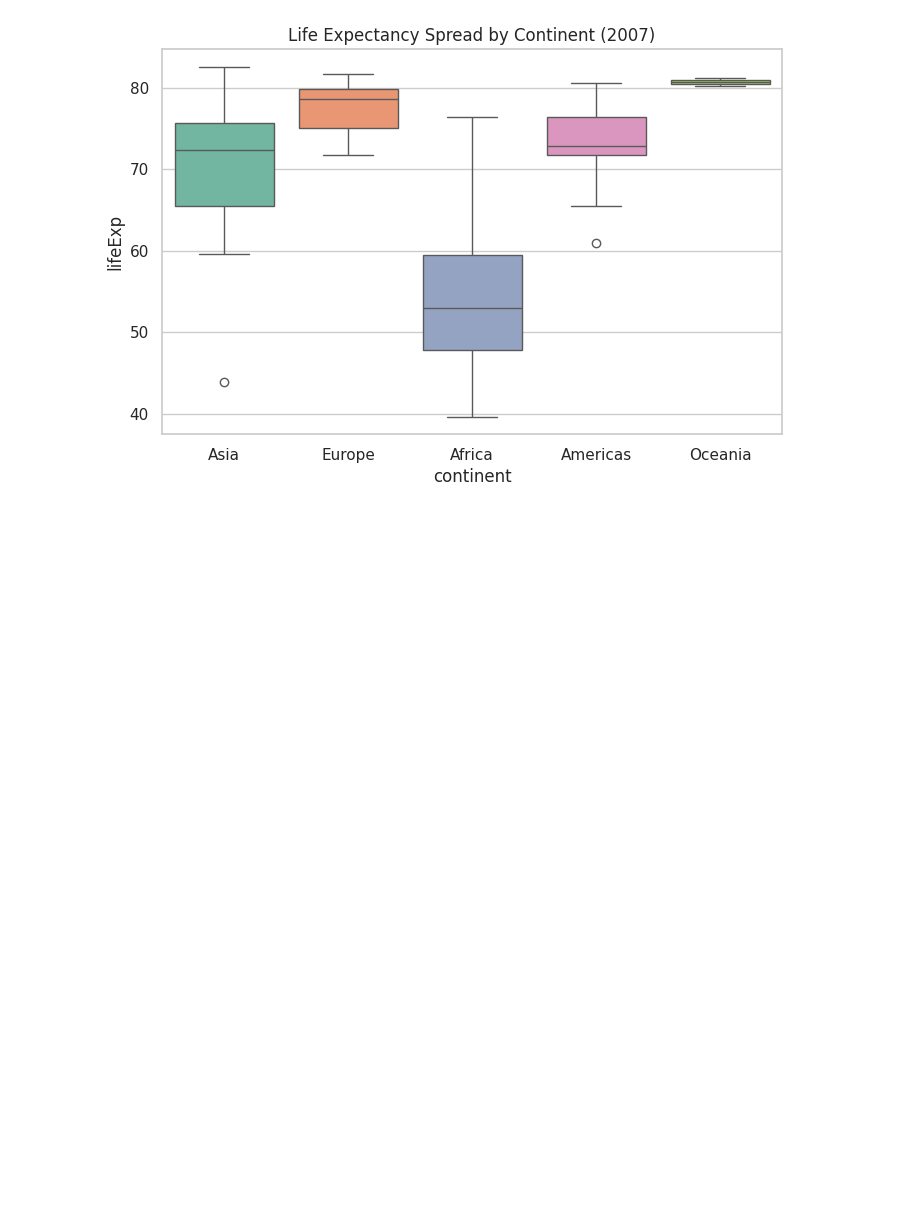
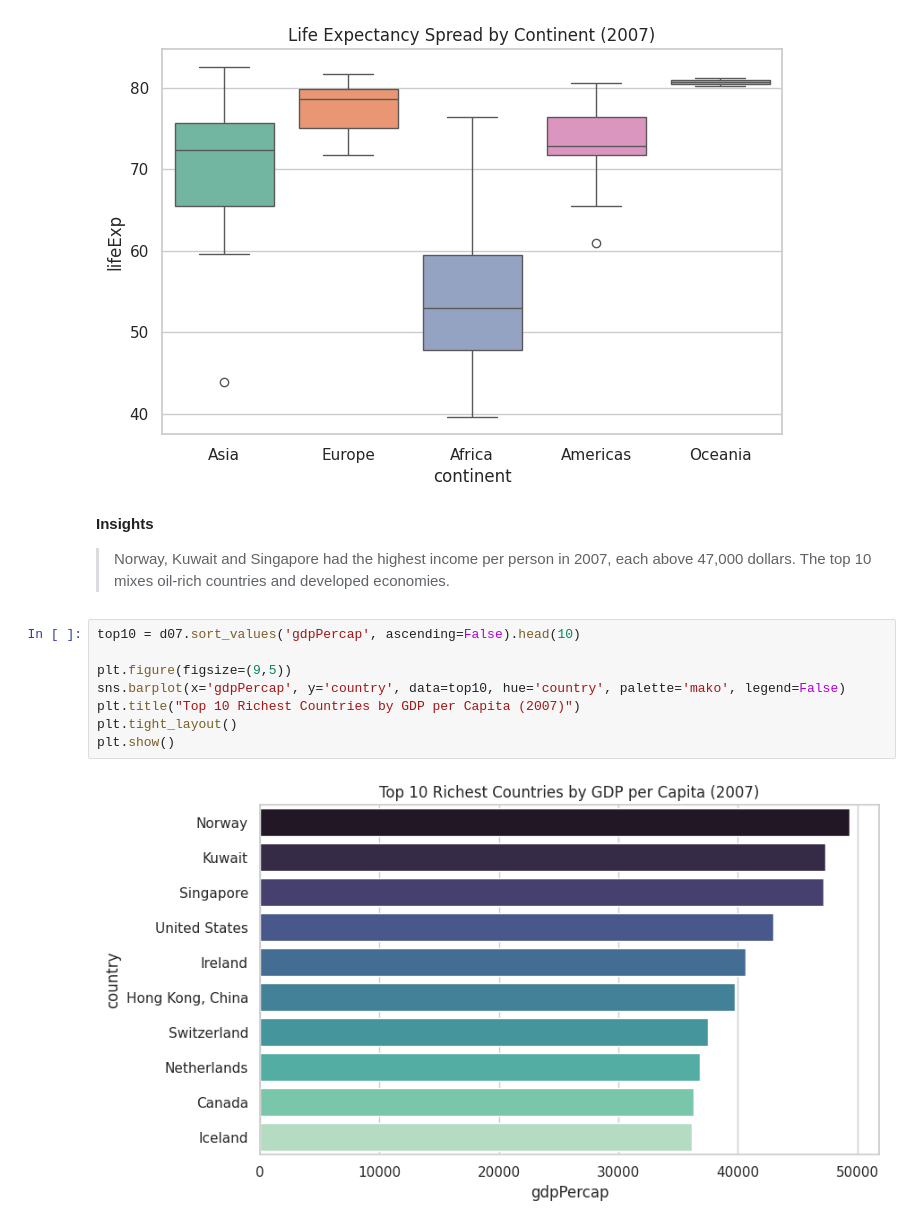
Before and after one commit to Shiwampandeyofficial/CodeAlpha_DataVisualization, a Jupyter notebook: CodeAlpha_DataVisualization.ipynb, the cells around one changed output. Cells and saved outputs as stored; diff of their text form; blank space fills up the shorter version.

```diff
--- a/CodeAlpha_DataVisualization.ipynb
+++ b/CodeAlpha_DataVisualization.ipynb
@@ -65,3 +71,17 @@ plt.title("Life Expectancy Spread by Continent (2007)")
 plt.show()
 # %% [output]
 [figure]
+# %% [markdown]
+**Insights**
+
+> Norway, Kuwait and Singapore had the highest income per person in 2007, each above 47,000 dollars. The top 10 mixes oil-rich countries and developed economies.
+# %%
+top10 = d07.sort_values('gdpPercap', ascending=False).head(10)
+
+plt.figure(figsize=(9,5))
+sns.barplot(x='gdpPercap', y='country', data=top10, hue='country', palette='mako', legend=False)
+plt.title("Top 10 Richest Countries by GDP per Capita (2007)")
+plt.tight_layout()
+plt.show()
+# %% [output]
+[figure, added]
```
Also changed, not shown: parts of 11 cells of this notebook.
